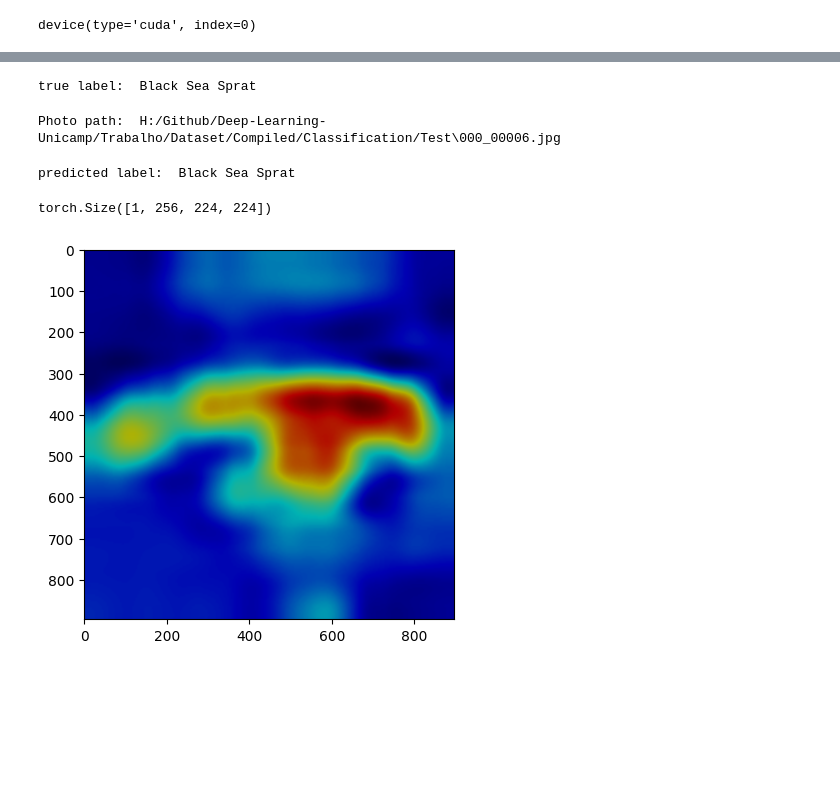
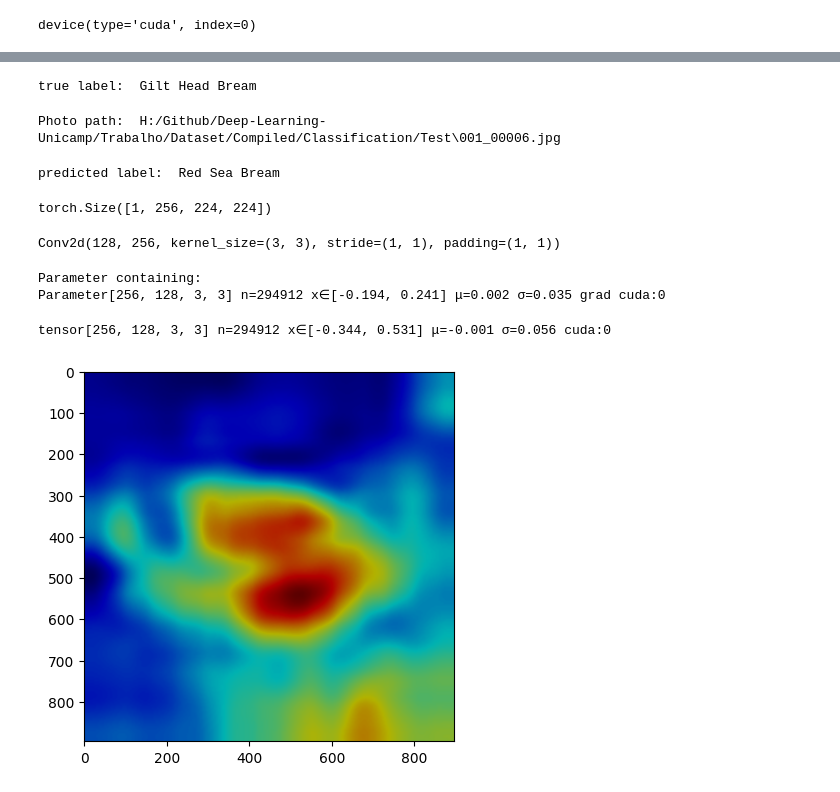
Before and after one commit to GabrielBG0/Deep-Learning-Unicamp, a Jupyter notebook: Trabalho/Notebooks/Custom CNN.ipynb, the cells around one changed output, grey strips where cells are left out. Cells and saved outputs as stored; diff of their text form; code cells hidden in the pictures; blank space fills up the shorter version.

```diff
--- a/Trabalho/Notebooks/Custom CNN.ipynb
+++ b/Trabalho/Notebooks/Custom CNN.ipynb
@@ -289,0 +285,4 @@ log.plot_epochs(['trn_acc','val_acc'], title='Variation in training and validati
+# %%
+model = FishNet([3, width, height], nclasses)
+model.load_state_dict(torch.load(model_name))
+model.to(device)
@@ -330,8 +347,11 @@ def get_heatmap(model, x, device, model_name, labels_map):
 
     print(activ.shape)
     # only conv2D generates gradients in the feature extractor: extracts them.
-    for layer_name, layer in model.features[0].named_children():
+    for layer_name, layer in model.features[-1].named_children():
         if layer_name == '0':
+            print(layer)
+            print(layer.weight)
+            print(layer.weight.grad)
             grad1 = layer.weight.grad
             nchannels1 = grad1.shape[0]
             # compute the weighted mean of the activations across channels using the mean value of the gradient
@@ -362,30 +382,34 @@ def display_image_with_heatmap(img, heatmap, scale):
 # %%
 # get the first image tensor
 labels_map = {
     0: "Black Sea Sprat",
     1: "Gilt Head Bream",
     2: "Hourse Mackerel",
     3: "Red Mullet",
     4: "Red Sea Bream",
     5: "Sea Bass",
     6: "Shrimp",
     7: "Striped Red Mullet",
     8: "Trout",
 }
 
-x = testset[1][0]
-true_label = testset[1][1]
+x = testset[17][0]
+true_label = testset[17][1]
 print("true label: ", labels_map[true_label])
-print("Photo path: ", testset.get_path(1))
+print("Photo path: ", testset.get_path(17))
 heatmap = get_heatmap(model, x, device, model_name, labels_map)
 x = x.permute(1, 2, 0).numpy()
 if x.shape[2] == 1:  # convert it to three channels
     x = x.squeeze(2)
     x = np.stack((x,) * 3, axis=-1)
 display_image_with_heatmap(x, heatmap, 4)
 # %% [output]
-true label:  Black Sea Sprat
+true label:  Gilt Head Bream
-Photo path:  H:/Github/Deep-Learning-Unicamp/Trabalho/Dataset/Compiled/Classification/Test\000_00006.jpg
+Photo path:  H:/Github/Deep-Learning-Unicamp/Trabalho/Dataset/Compiled/Classification/Test\001_00006.jpg
-predicted label:  Black Sea Sprat
+predicted label:  Red Sea Bream
 torch.Size([1, 256, 224, 224])
+Conv2d(128, 256, kernel_size=(3, 3), stride=(1, 1), padding=(1, 1))
+Parameter containing:
+Parameter[256, 128, 3, 3] n=294912 x∈[-0.194, 0.241] μ=0.002 σ=0.035 grad cuda:0
+tensor[256, 128, 3, 3] n=294912 x∈[-0.344, 0.531] μ=-0.001 σ=0.056 cuda:0
-[figure, old version]
+[figure, new version]
```
Also changed, not shown: parts of 10 cells of this notebook, 6 other files.
